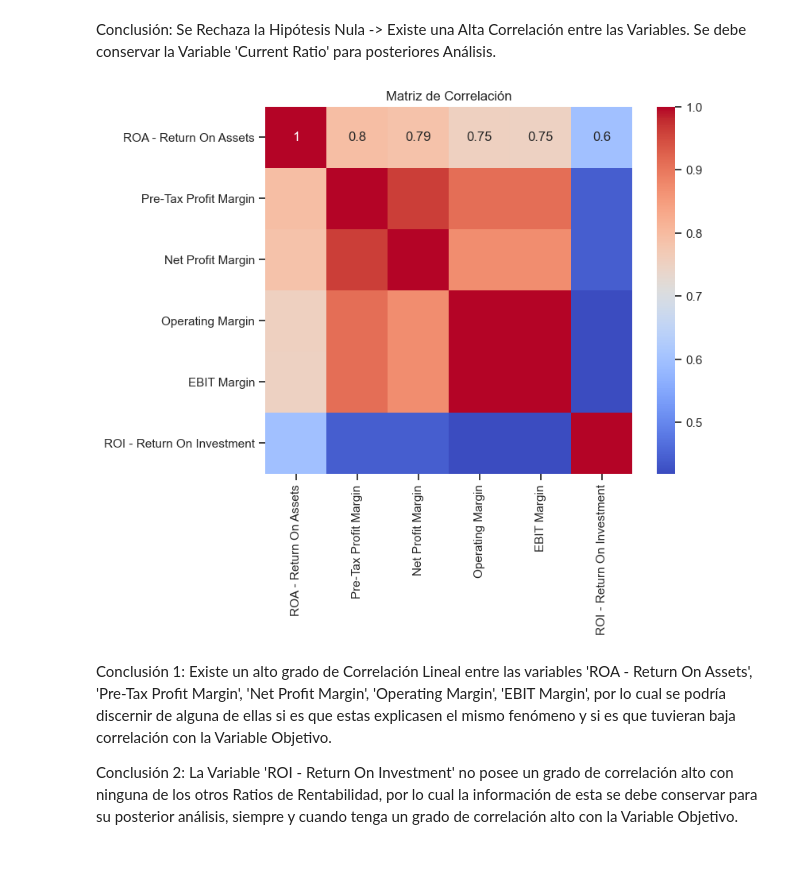
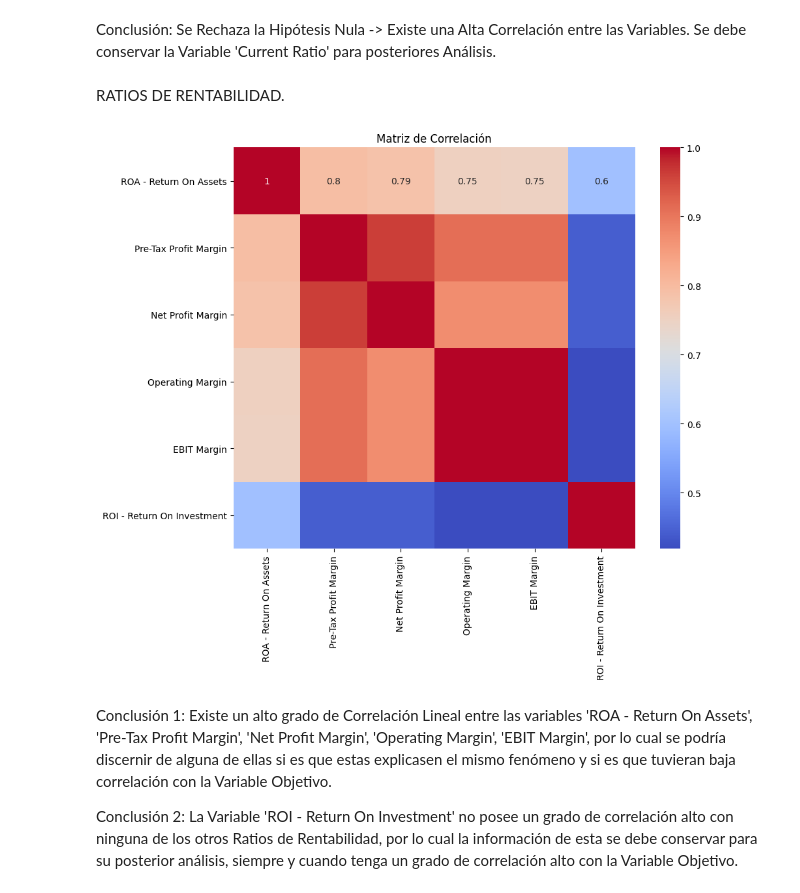
Before and after one commit to jfdonosom/Notebooks, a Jupyter notebook: Preentrega_DSII_Donoso_Mendieta.ipynb, the cells around one changed output. Saved outputs shown, nothing was run; the diff lists cells and outputs as text; code cells hidden in the pictures; blank space fills up the shorter version.

```diff
--- a/Preentrega_DSII_Donoso_Mendieta.ipynb
+++ b/Preentrega_DSII_Donoso_Mendieta.ipynb
@@ -625,10 +633,3 @@ df.describe(include='string')
 | unique | 1377 | 7 | 11 | 678 |
 | top | Chevron Corporation | Media Inferior | Consumer Staples | DTE |
 | freq | 20 | 1495 | 1268 | 40 |
-# %%
-sns.set_theme(style="ticks")
-
-df1 = df[['Sector','Gross Margin',
-       'Operating Margin', 'EBIT Margin', 'EBITDA Margin',
-       'Pre-Tax Profit Margin', 'Net Profit Margin']]
-sns.pairplot(df1, hue='Sector')
@@ -710,20 +708,22 @@ Coeficiente de Spearman: -0.127931266341371
 P-valor: 5.793364343672758e-28
 # %% [markdown]
 Conclusión: Se Rechaza la Hipótesis Nula -> Existe una Alta Correlación entre las Variables. Se debe conservar la Variable 'Current Ratio' para posteriores Análisis.
+# %% [markdown]
+RATIOS DE RENTABILIDAD.
 # %%
 # Coeficiente de Pearson.
 # Correlación entre Ratios de Rentabilidad.
 
-df_margin = df[['ROA - Return On Assets', 'Pre-Tax Profit Margin', 'Net Profit Margin', 'Operating Margin', 'EBIT Margin', 'ROI - Return On Investment']]
-matriz_corr = df_margin.corr()
+df_rentabilidad = df[['ROA - Return On Assets', 'Pre-Tax Profit Margin', 'Net Profit Margin', 'Operating Margin', 'EBIT Margin', 'ROI - Return On Investment']]
+matriz_corr = df_rentabilidad.corr()
 
 # Gráfico de correlación
-plt.figure(figsize=(8, 6))
+plt.figure(figsize=(10, 8))
 sns.heatmap(matriz_corr, annot=True, cmap='coolwarm', square=True)
 plt.title('Matriz de Correlación')
 plt.show()
 # %% [output]
-[figure, old version]
+[figure, new version]
 # %% [markdown]
 Conclusión 1: Existe un alto grado de Correlación Lineal entre las variables 'ROA - Return On Assets', 'Pre-Tax Profit Margin', 'Net Profit Margin', 'Operating Margin', 'EBIT Margin', por lo cual se podría discernir de alguna de ellas si es que estas explicasen el mismo fenómeno y si es que tuvieran baja correlación con la Variable Objetivo.
 
```
Also changed, not shown: parts of 163 cells of this notebook.
